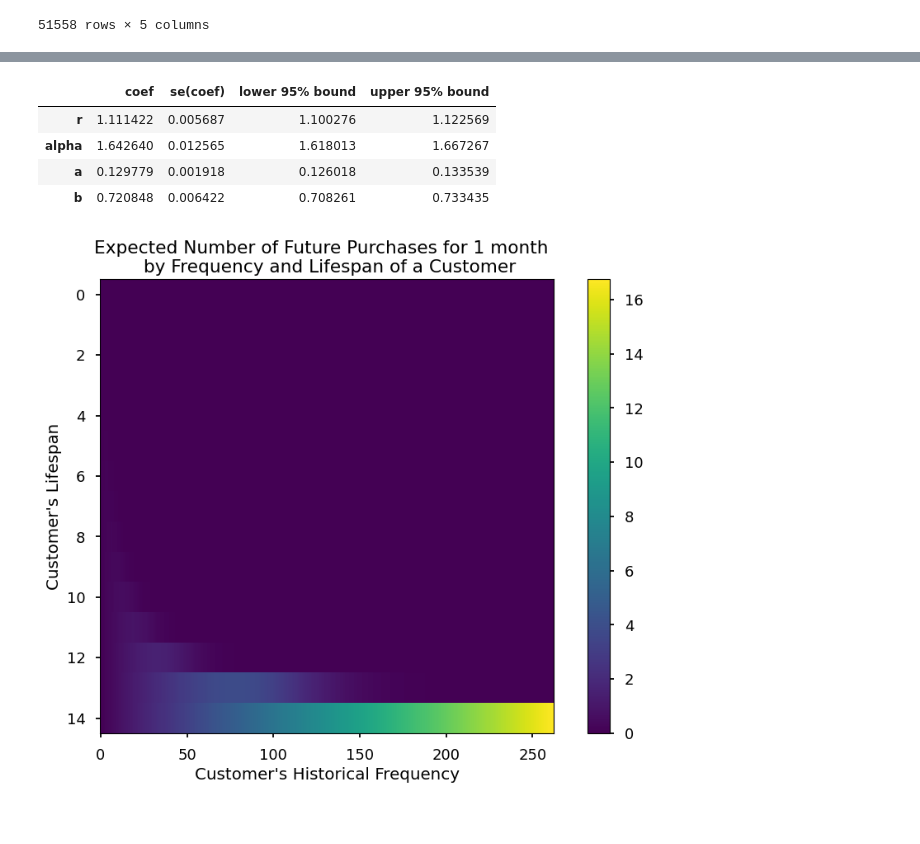
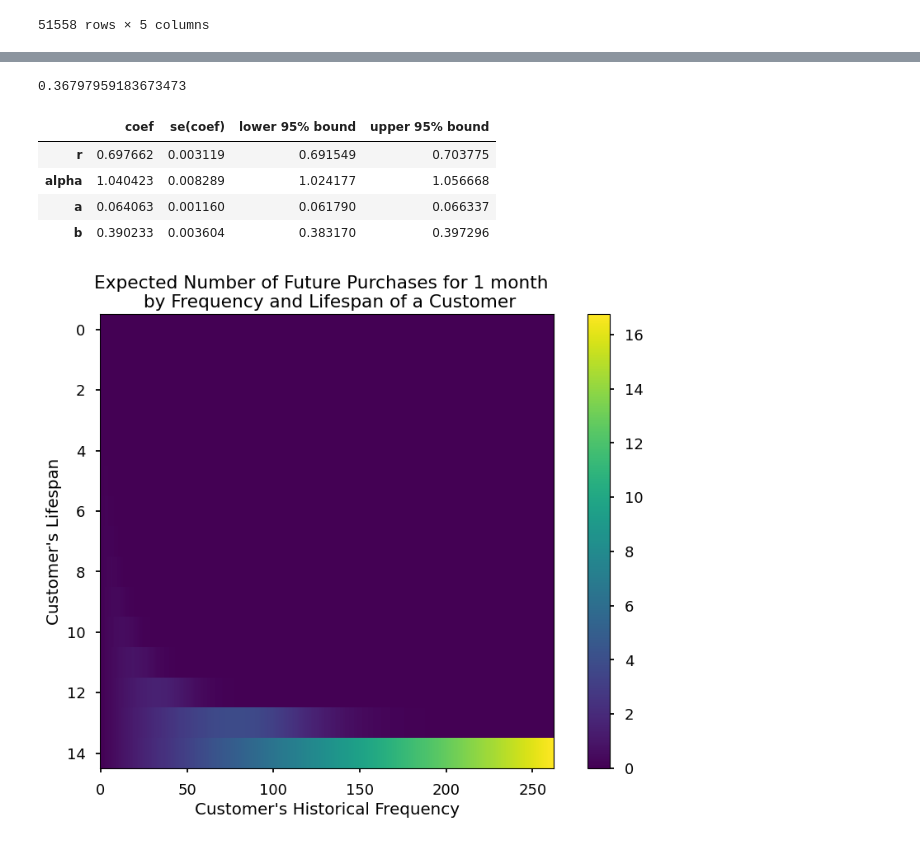
Before and after one commit to kennedyopokuasare/ResqCLV, a Jupyter notebook: customer-lifetime-value-analysis.ipynb, the cells around one changed output, grey strips where cells are left out. Cells and saved outputs as stored; diff of their text form; code cells hidden in the pictures.

Commit message:
Hyperparameter tunning for penalizer_coef

```diff
--- a/customer-lifetime-value-analysis.ipynb
+++ b/customer-lifetime-value-analysis.ipynb
@@ -438,3 +442,35 @@ trans_data.set_index("userId")
 | 9223115497170789549 | 3 | 2.0 | 10 | 626.666667 | 1880.0 |
 | 9223201399781576886 | 3 | 8.0 | 11 | 530.000000 | 1590.0 |
 51558 rows × 5 columns
+# %%
+from lifetimes import BetaGeoFitter
+from lifetimes.plotting import (
+    plot_frequency_recency_matrix,
+    plot_probability_alive_matrix,
+    plot_period_transactions,
+)
+
+# penalizer_coef hyperparameter tunning
+def best_penalizer_coef(min_r=0.9):
+    param_space = np.linspace(0.001, 1)
+    r2_values = pd.DataFrame()
+    for p in param_space:
+        beta_geo = BetaGeoFitter(penalizer_coef=p)
+        beta_geo.fit(
+            frequency=trans_data["frequency"],
+            recency=trans_data["lifespan"],
+            T=trans_data["T"],
+        )
+        r = beta_geo.summary.loc["r", "coef"]
+        print(f"penalizer_coef {p}, r {r}")
+        r2_values = pd.concat(
+            [r2_values, pd.DataFrame({"penalizer_coef": [p], "r": [r]})], ignore_index=True
+        )
+
+        if r<=min_r:
+            break
+
+    r2_values.set_index("penalizer_coef", inplace=True)
+    return [r2_values.idxmin().values[0] , r2_values]
+# %%
+penalizer_coef, result = best_penalizer_coef(min_r=0.7)
@@ -441,22 +505,20 @@ trans_data.set_index("userId")
+# %%
+penalizer_coef
+# %% [output]
+0.36797959183673473
 # %%
-from lifetimes import BetaGeoFitter
-from lifetimes.plotting import (
-    plot_frequency_recency_matrix,
-    plot_probability_alive_matrix,
-    plot_period_transactions,
-)
 
-bgf = BetaGeoFitter(penalizer_coef=0.1)
+bgf = BetaGeoFitter(penalizer_coef=penalizer_coef)
 bgf.fit(
     frequency=trans_data["frequency"], recency=trans_data["lifespan"], T=trans_data["T"]
 )
 bgf.summary
 # %% [output]
 |  | coef | se(coef) | lower 95% bound | upper 95% bound |
-| r | 1.111422 | 0.005687 | 1.100276 | 1.122569 |
-| alpha | 1.642640 | 0.012565 | 1.618013 | 1.667267 |
-| a | 0.129779 | 0.001918 | 0.126018 | 0.133539 |
-| b | 0.720848 | 0.006422 | 0.708261 | 0.733435 |
+| r | 0.697662 | 0.003119 | 0.691549 | 0.703775 |
+| alpha | 1.040423 | 0.008289 | 1.024177 | 1.056668 |
+| a | 0.064063 | 0.001160 | 0.061790 | 0.066337 |
+| b | 0.390233 | 0.003604 | 0.383170 | 0.397296 |
 # %%
 time_unit = 1
 plot_frequency_recency_matrix(bgf, T=time_unit)
```
Also changed, not shown: parts of 30 cells of this notebook, 1 other file.
